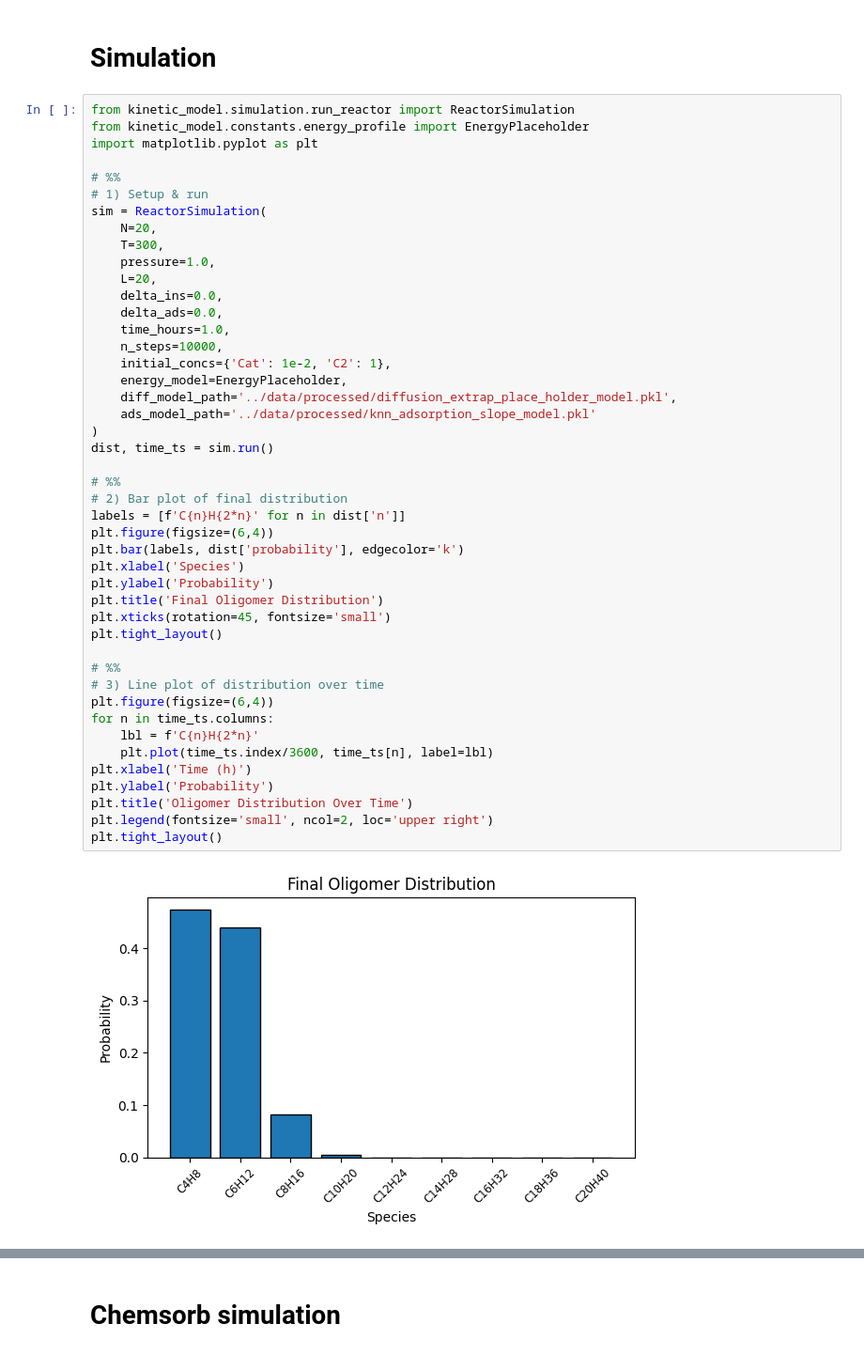
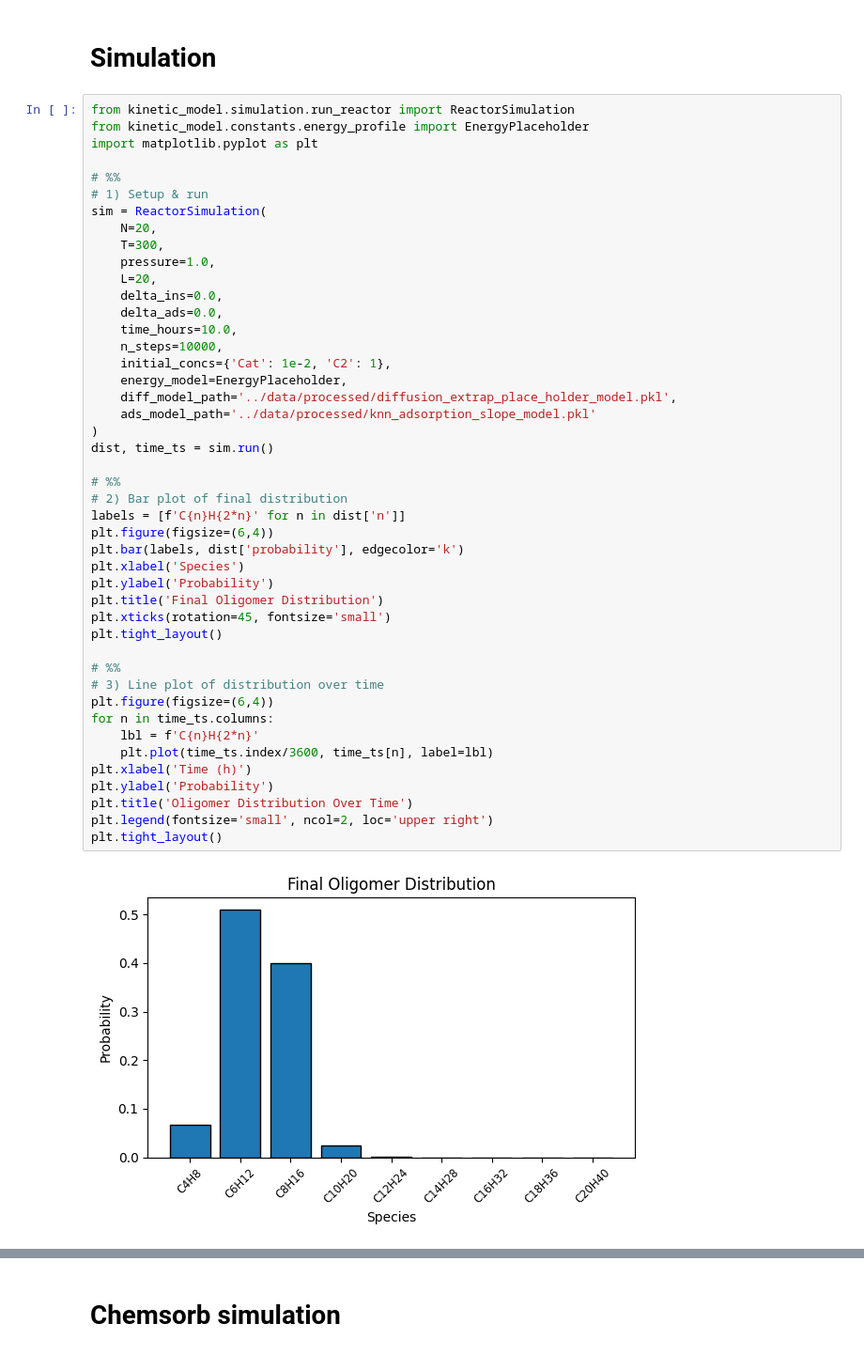
Before and after one commit to multiscale-modelling/kinetic_model, a Jupyter notebook: examples/test_soft.ipynb, the cells around one changed output, grey strips where cells are left out. Shown at 94% size. Saved outputs shown, nothing was run; the diff lists cells and outputs as text.

```diff
--- a/examples/test_soft.ipynb
+++ b/examples/test_soft.ipynb
@@ -14,36 +14,36 @@ sim = ReactorSimulation(
     L=20,
     delta_ins=0.0,
     delta_ads=0.0,
-    time_hours=1.0,
+    time_hours=10.0,
     n_steps=10000,
     initial_concs={'Cat': 1e-2, 'C2': 1},
     energy_model=EnergyPlaceholder,
     diff_model_path='../data/processed/diffusion_extrap_place_holder_model.pkl',
     ads_model_path='../data/processed/knn_adsorption_slope_model.pkl'
 )
 dist, time_ts = sim.run()
 
 # %%
 # 2) Bar plot of final distribution
 labels = [f'C{n}H{2*n}' for n in dist['n']]
 plt.figure(figsize=(6,4))
 plt.bar(labels, dist['probability'], edgecolor='k')
 plt.xlabel('Species')
 plt.ylabel('Probability')
 plt.title('Final Oligomer Distribution')
 plt.xticks(rotation=45, fontsize='small')
 plt.tight_layout()
 
 # %%
 # 3) Line plot of distribution over time
 plt.figure(figsize=(6,4))
 for n in time_ts.columns:
     lbl = f'C{n}H{2*n}'
     plt.plot(time_ts.index/3600, time_ts[n], label=lbl)
 plt.xlabel('Time (h)')
 plt.ylabel('Probability')
 plt.title('Oligomer Distribution Over Time')
 plt.legend(fontsize='small', ncol=2, loc='upper right')
 plt.tight_layout()
 # %% [output]
-[figure, old version]
+[figure, new version]
```
Also changed, not shown: parts of 25 cells of this notebook, 3 other files.
